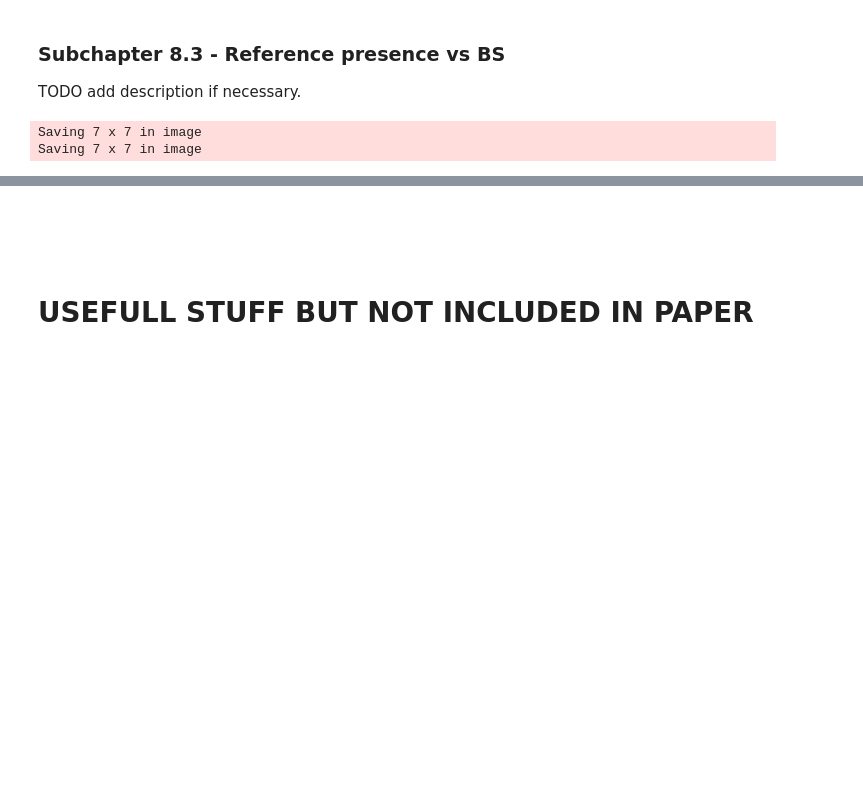
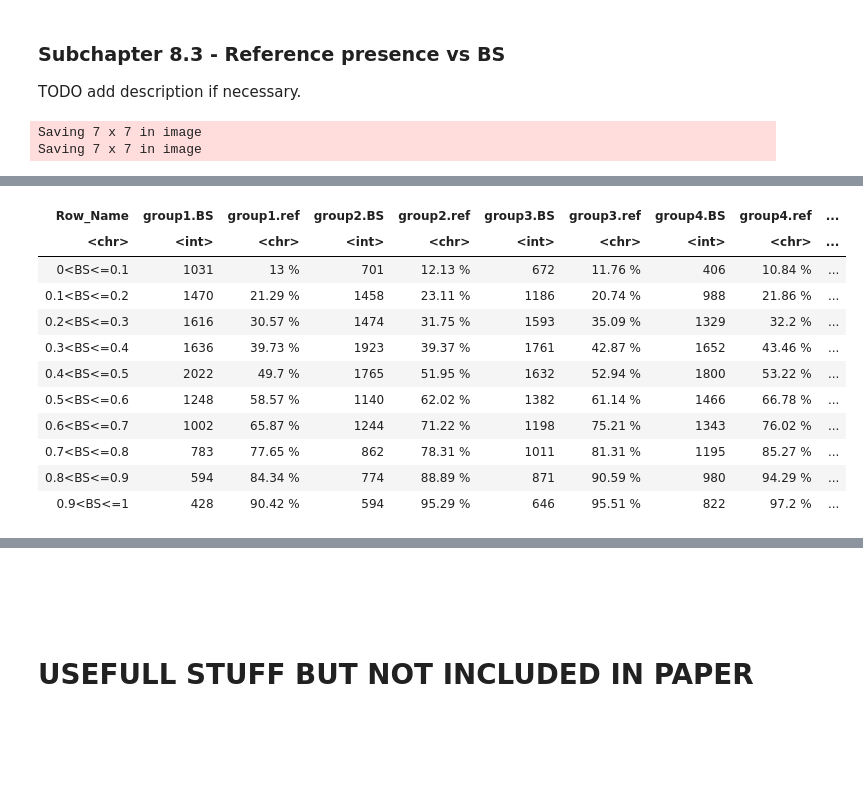
Before and after one commit to alessiovignoli/paralogs-nf, a Jupyter notebook: analysis/simulated_data.ipynb, the cells around one changed output, grey strips where cells are left out. Saved outputs shown, nothing was run; the diff lists cells and outputs as text; code cells hidden in the pictures; blank space fills up the shorter version.

```diff
--- a/analysis/simulated_data.ipynb
+++ b/analysis/simulated_data.ipynb
@@ -1800,0 +1912,84 @@ Saving 7 x 7 in image
+# %%
+# TODO put table number
+# table binning nodes based on their BS value and computing percentages for ref presence.
+# ML + SM
+
+# Reading Bootstrap values for each node and presence of node in family paralog reference tree
+df_bs_ML_SM = read.table(gzfile("../analysis/tables/df_bootsrtap_clade_presence_in_ref_ML_SM.tsv.gz"), header = TRUE)
+
+# get how many units (25)
+num_units = length(unique(df_bs_ML_SM$unit))
+
+# get how many groups there are (5) each with (100) families. groups define sequence length
+num_groups = length(unique(df_bs_ML_SM$group))
+
+# Map group names based on provided mapping
+groupnames_mapping = list(
+  "rerun_sim_b_factor_3.5_avg_branchlen_0.7_from_23th_50_fams_25_species" = "group1",
+  "rerun_sim_b_factor_3.5_avg_branchlen_0.7_from_22th_and_23th_50_fams_25_species" = "group2",
+  "rerun_sim_b_factor_3.5_avg_branchlen_0.7_from_20th_22th_and_23th_50_fams_25_species" = "group3",
+  "rerun_sim_b_factor_3.5_avg_branchlen_0.7_from_17th_20th_22th_and_23th_50_fams_25_species" = "group4",
+  "rerun_sim_b_factor_3.5_avg_branchlen_0.7_from_11th_17th_20th_22th_and_23th_50_fams_25_species" = "group5"
+)
+
+# Apply the group name mapping
+df_bs_ML_SM = df_bs_ML_SM %>%
+  mutate(
+    group = unlist(groupnames_mapping[group])
+  )
+
+# Create empty data frames with 10 rows (one for each BS bin) to match the output vectors.
+df_unit1  = data.frame(matrix(ncol = 0, nrow = 10))
+df_unit25 = data.frame(matrix(ncol = 0, nrow = 10))
+
+# Loop through five iterations (one for each group).
+for (n in 1:num_groups) {
+
+  # Filter data for the specific group and unit for the current iteration.
+  unit1_data  = subset(df_bs_ML_SM, group == paste0("group", n) & unit == 1)
+  unit25_data = subset(df_bs_ML_SM, group == paste0("group", n) & unit == num_units)
+
+  # Initialize empty vectors to hold the binned values for the current iteration.
+  unit1_bin_percent_nodes   = c()
+  unit1_bin_percent_in_ref  = c()
+  unit25_bin_percent_nodes  = c()
+  unit25_bin_percent_in_ref = c()
+
+  # Create bins from 0.1 to 1.0 in steps of 0.1 and calculate percentages for each bin.
+  for (i in seq(0.1, 1.0, by = 0.1)) {
+
+    # Filter rows within the BS value range for both unit1 and unit25.
+    filtered_rows_unit1  = subset(unit1_data, BS > (i - 0.1) & BS <= i)
+    filtered_rows_unit25 = subset(unit25_data, BS > (i - 0.1) & BS <= i)
+
+    # Calculate the percentage of nodes in the bin.
+    unit1_bin_percent_nodes  = c(unit1_bin_percent_nodes, length(filtered_rows_unit1$node))
+    unit25_bin_percent_nodes = c(unit25_bin_percent_nodes, length(filtered_rows_unit25$node))
+
+    # Calculate the percentage of nodes in reference out of those in the bin.
+    unit1_bin_percent_in_ref  = c(unit1_bin_percent_in_ref, paste0(round(sum(filtered_rows_unit1$ref_presence == 1) / length(filtered_rows_unit1$node) * 100, 2), " %"))
+    unit25_bin_percent_in_ref = c(unit25_bin_percent_in_ref, paste0(round(sum(filtered_rows_unit25$ref_presence == 1) / length(filtered_rows_unit25$node)* 100, 2), " %"))
+  }
+
+  # Add the vectors as new columns in the data frames, naming the columns based on the current group.
+  df_unit1[[paste0("group", n, " BS")]]   = unit1_bin_percent_nodes
+  df_unit1[[paste0("group", n, " ref")]]  = unit1_bin_percent_in_ref
+  df_unit25[[paste0("group", n, " BS")]]  = unit25_bin_percent_nodes
+  df_unit25[[paste0("group", n, " ref")]] = unit25_bin_percent_in_ref
+}
+
+# Define custom row labels representing BIN values
+row_names = c("0<BS<=0.1", "0.1<BS<=0.2", "0.2<BS<=0.3", "0.3<BS<=0.4",
+               "0.4<BS<=0.5", "0.5<BS<=0.6", "0.6<BS<=0.7", "0.7<BS<=0.8",
+               "0.8<BS<=0.9", "0.9<BS<=1")
+
+# Add row names as the first column of the data frame
+df_unit1  = data.frame("Row_Name" = row_names, df_unit1)
+df_unit25 = data.frame("Row_Name" = row_names, df_unit25)
+
+# Output the data frames.
+df_unit1
+df_unit25
+
+# TODO save table in files
+# %% [output]
@@ -1800,0 +1997,12 @@ Saving 7 x 7 in image
+| Row_Name | group1.BS | group1.ref | group2.BS | group2.ref | group3.BS | group3.ref | group4.BS | group4.ref | ... |
+| <chr> | <int> | <chr> | <int> | <chr> | <int> | <chr> | <int> | <chr> | ... |
+| 0<BS<=0.1 | 1031 | 13 % | 701 | 12.13 % | 672 | 11.76 % | 406 | 10.84 % | ... |
+| 0.1<BS<=0.2 | 1470 | 21.29 % | 1458 | 23.11 % | 1186 | 20.74 % | 988 | 21.86 % | ... |
+| 0.2<BS<=0.3 | 1616 | 30.57 % | 1474 | 31.75 % | 1593 | 35.09 % | 1329 | 32.2 % | ... |
+| 0.3<BS<=0.4 | 1636 | 39.73 % | 1923 | 39.37 % | 1761 | 42.87 % | 1652 | 43.46 % | ... |
+| 0.4<BS<=0.5 | 2022 | 49.7 % | 1765 | 51.95 % | 1632 | 52.94 % | 1800 | 53.22 % | ... |
+| 0.5<BS<=0.6 | 1248 | 58.57 % | 1140 | 62.02 % | 1382 | 61.14 % | 1466 | 66.78 % | ... |
+| 0.6<BS<=0.7 | 1002 | 65.87 % | 1244 | 71.22 % | 1198 | 75.21 % | 1343 | 76.02 % | ... |
+| 0.7<BS<=0.8 | 783 | 77.65 % | 862 | 78.31 % | 1011 | 81.31 % | 1195 | 85.27 % | ... |
+| 0.8<BS<=0.9 | 594 | 84.34 % | 774 | 88.89 % | 871 | 90.59 % | 980 | 94.29 % | ... |
+| 0.9<BS<=1 | 428 | 90.42 % | 594 | 95.29 % | 646 | 95.51 % | 822 | 97.2 % | ... |
```
Also changed, not shown: parts of 2 cells of this notebook.
